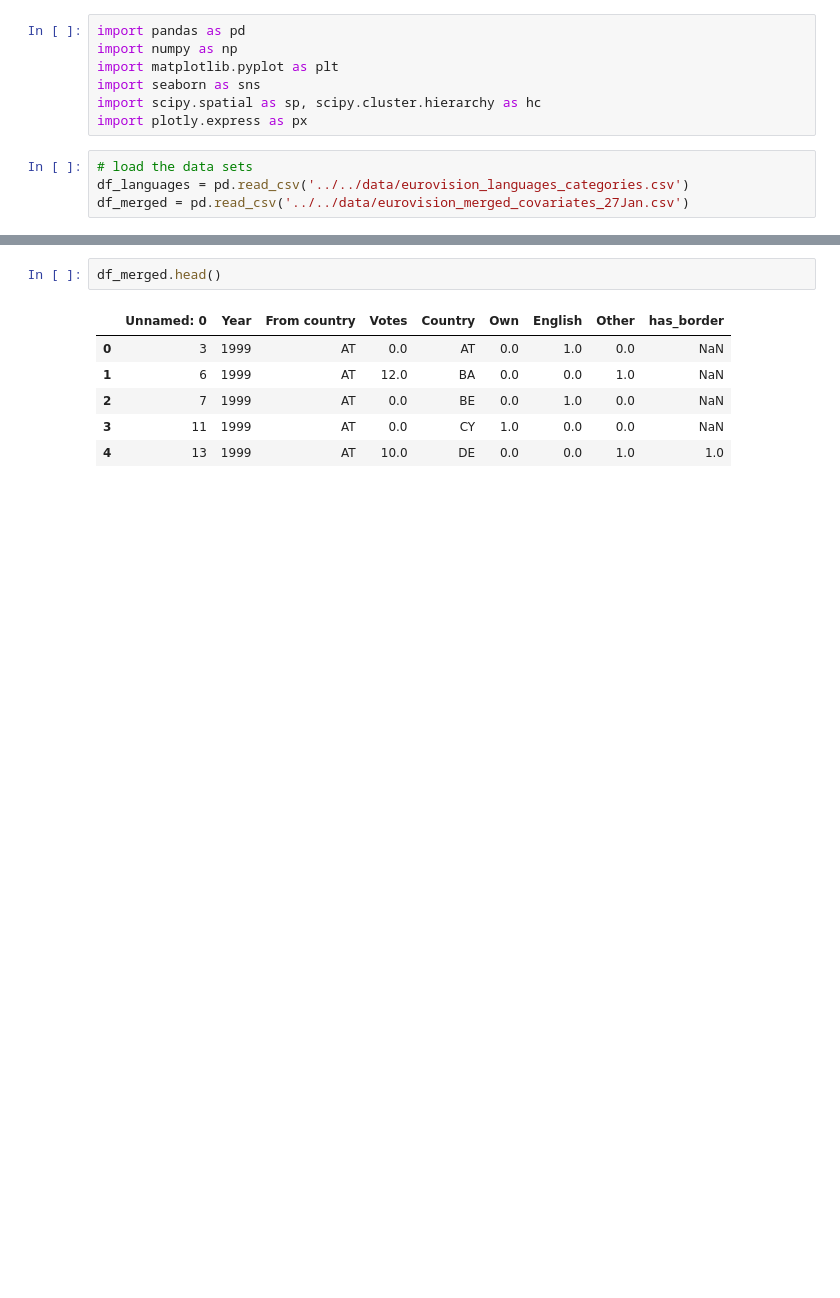
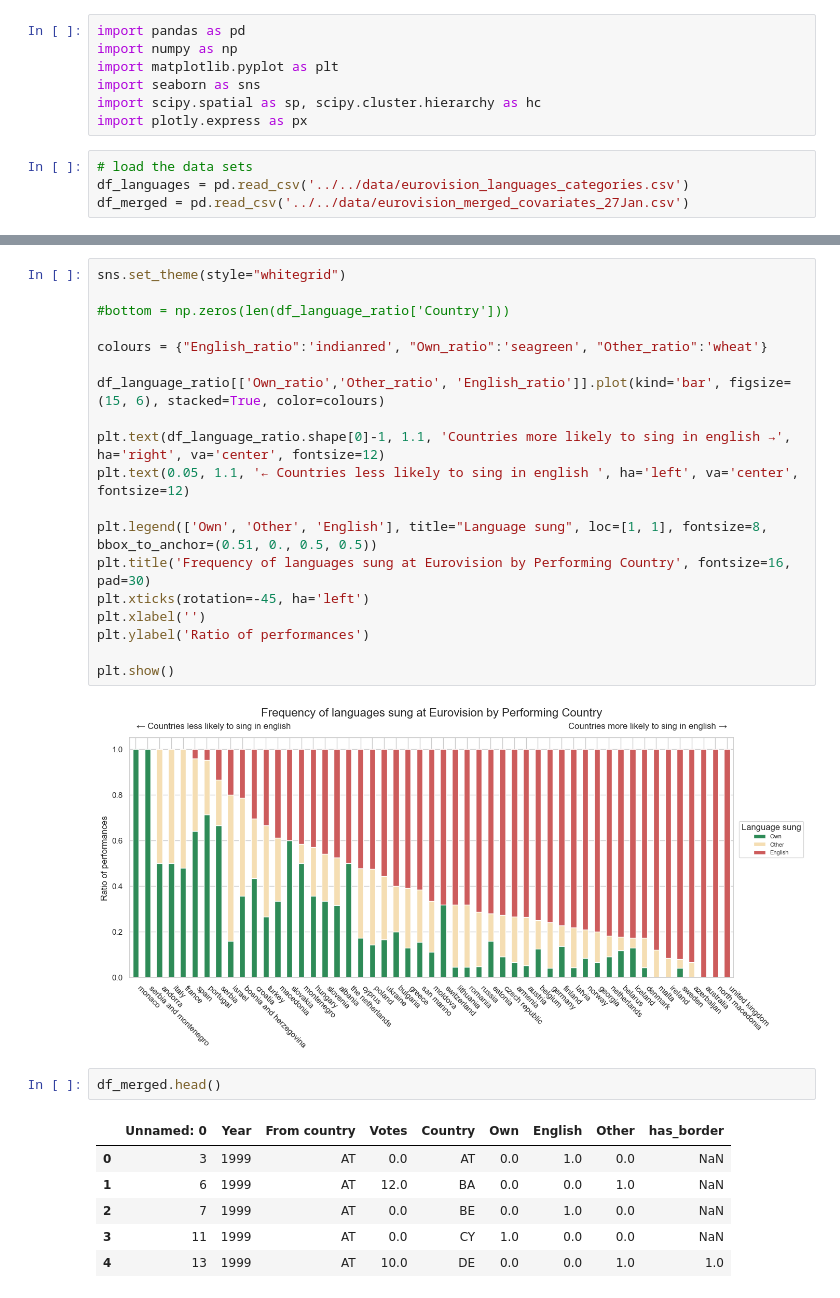
Before and after one commit to KatrionaGoldmann/Eurovision_TDS, a Jupyter notebook: eurovision/notebooks/language_visualistaions.ipynb, the cells around one changed output, grey strips where cells are left out. Drawn from its saved outputs; the diff is of its cells as text; blank space fills up the shorter version.

Commit message:
Add some plots for language covariate

```diff
--- a/eurovision/notebooks/language_visualistaions.ipynb
+++ b/eurovision/notebooks/language_visualistaions.ipynb
@@ -38,3 +73,24 @@ df_languages.head()
+# %%
+sns.set_theme(style="whitegrid")
+
+#bottom = np.zeros(len(df_language_ratio['Country']))
+
+colours = {"English_ratio":'indianred', "Own_ratio":'seagreen', "Other_ratio":'wheat'}
+
+df_language_ratio[['Own_ratio','Other_ratio', 'English_ratio']].plot(kind='bar', figsize=(15, 6), stacked=True, color=colours)
+
+plt.text(df_language_ratio.shape[0]-1, 1.1, 'Countries more likely to sing in english →', ha='right', va='center', fontsize=12)
+plt.text(0.05, 1.1, '← Countries less likely to sing in english ', ha='left', va='center',  fontsize=12)
+
+plt.legend(['Own', 'Other', 'English'], title="Language sung", loc=[1, 1], fontsize=8,  bbox_to_anchor=(0.51, 0., 0.5, 0.5))
+plt.title('Frequency of languages sung at Eurovision by Performing Country', fontsize=16, pad=30)
+plt.xticks(rotation=-45, ha='left')
+plt.xlabel('')
+plt.ylabel('Ratio of performances')
+
+plt.show()
+# %% [output]
+[figure, added]
 # %%
 df_merged.head()
 # %% [output]
```
Also changed, not shown: parts of 3 cells of this notebook.
